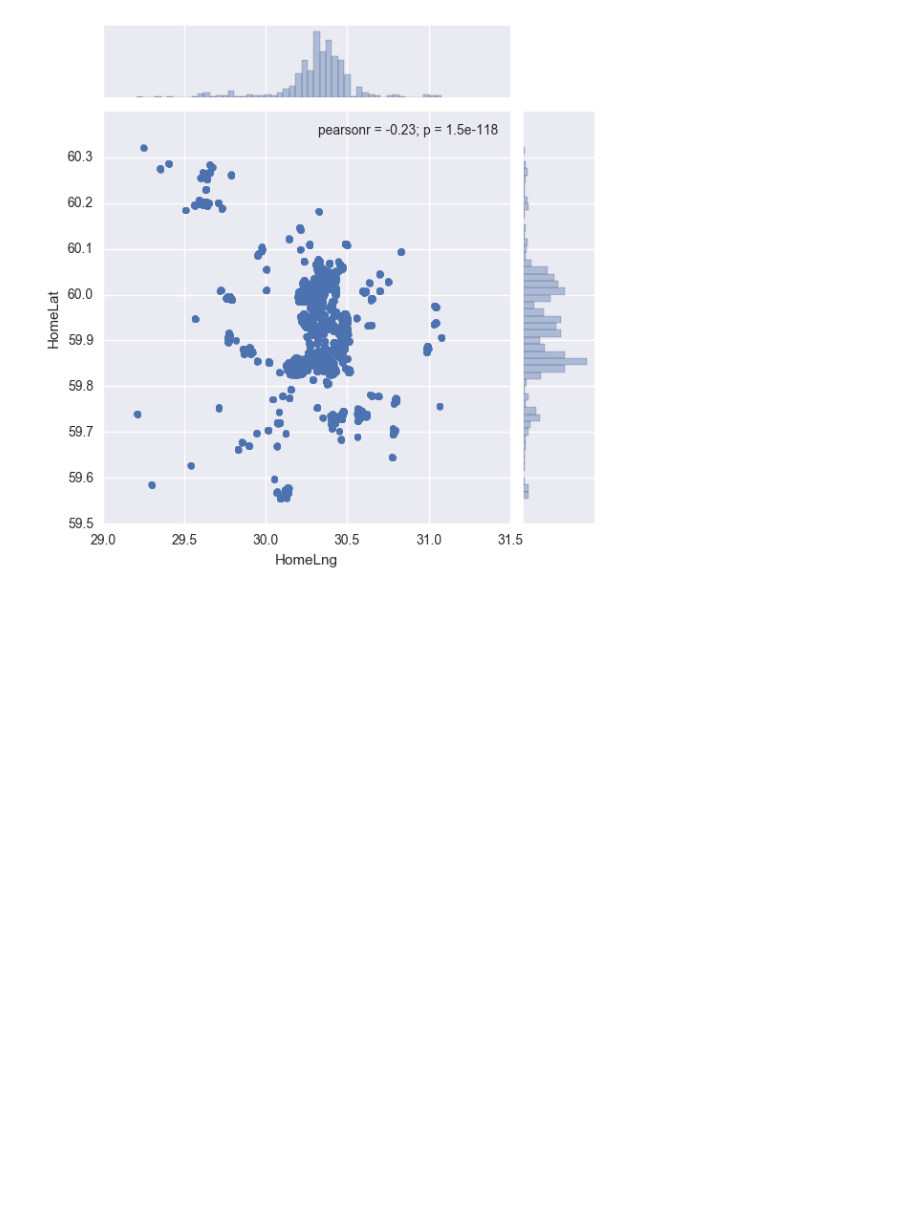
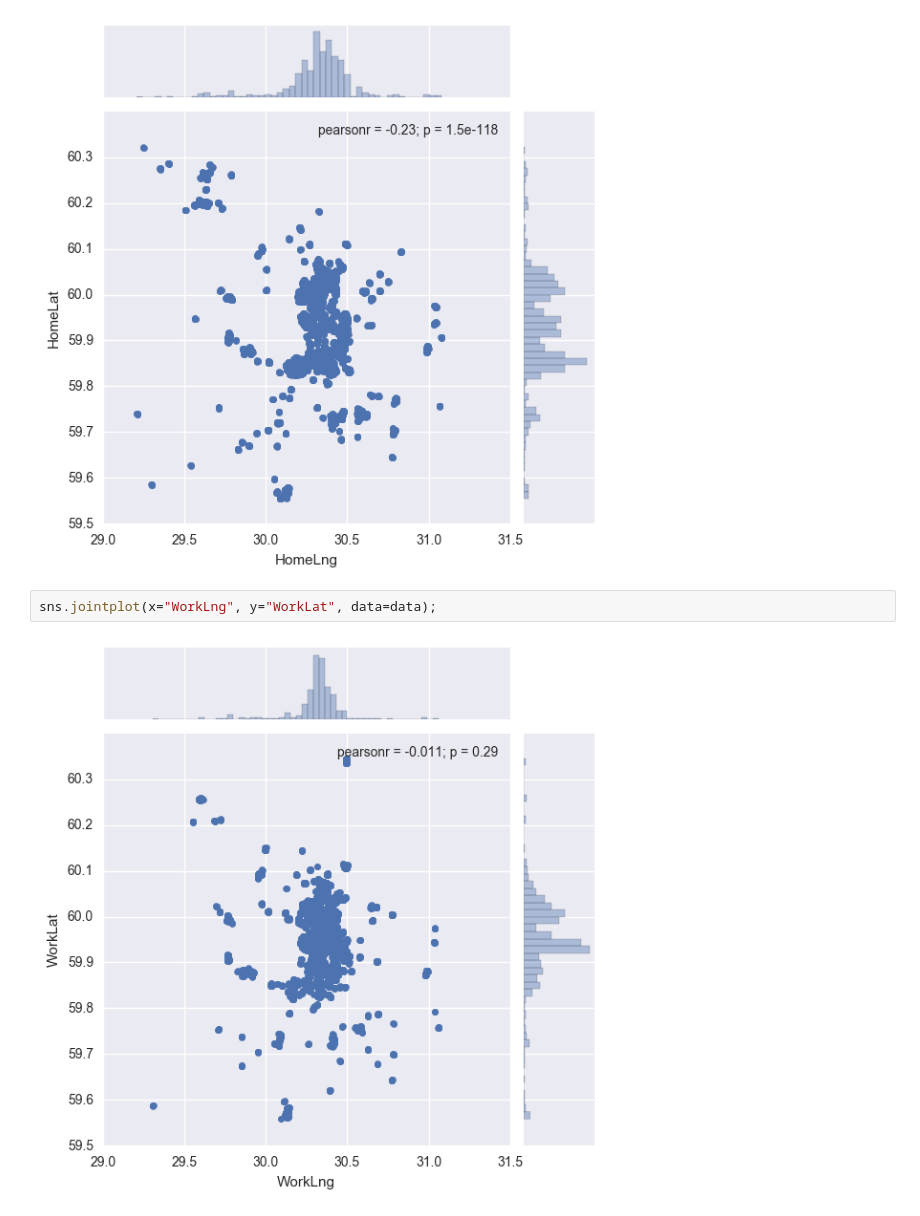
Before and after one commit to lizmoscow/analyze, a Jupyter notebook: Drivers.ipynb, the cells around one changed output. Drawn from its saved outputs; the diff is of its cells as text; blank space fills up the shorter version.

```diff
--- a/Drivers.ipynb
+++ b/Drivers.ipynb
@@ -53,3 +53,7 @@ sns.distplot(data.WorkDuration, label="Work duration")
 sns.jointplot(x="HomeLng", y="HomeLat", data=data);
 # %% [output]
 [figure]
+# %%
+sns.jointplot(x="WorkLng", y="WorkLat", data=data);
+# %% [output]
+[figure, added]
```
